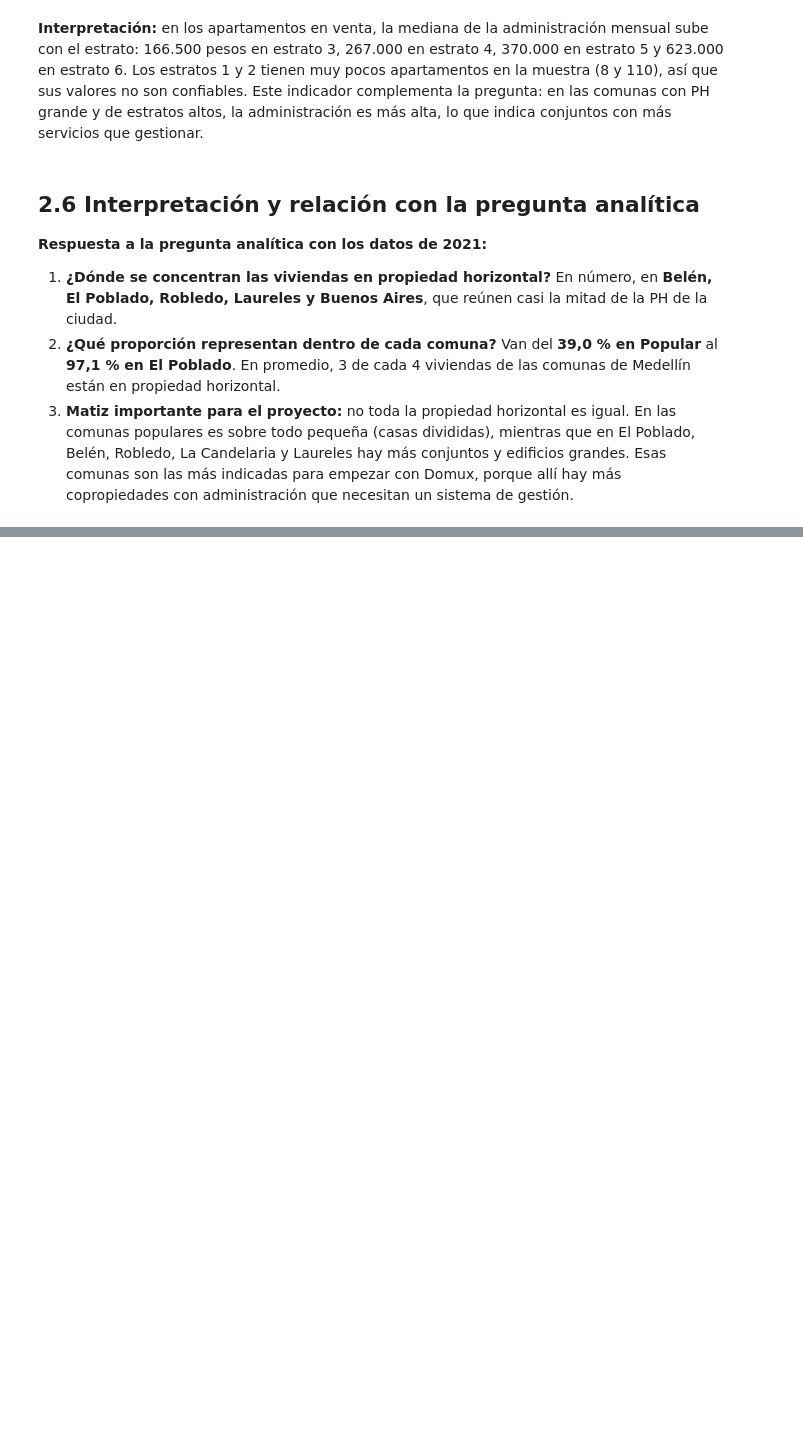
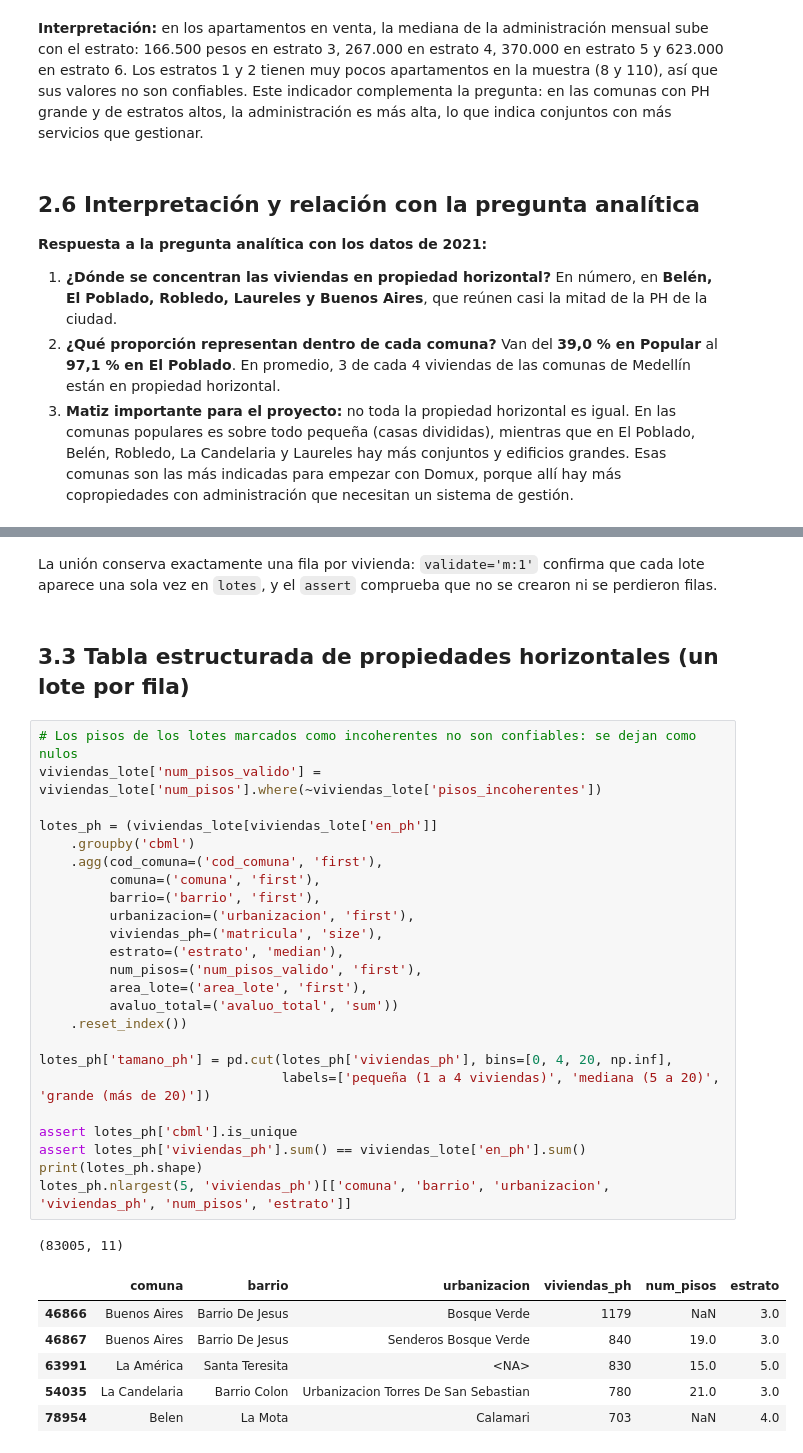
Before and after one commit to MAICOL-ESNEIDER/PROPIEDAD-HORIZONTAL, a Jupyter notebook: notebooks/data_preparation.ipynb, the cells around one changed output, grey strips where cells are left out. Cells and saved outputs as stored; diff of their text form; blank space fills up the shorter version.

```diff
--- a/notebooks/data_preparation.ipynb
+++ b/notebooks/data_preparation.ipynb
@@ -790,0 +841,36 @@ administracion_estrato
+# %% [markdown]
+La unión conserva exactamente una fila por vivienda: `validate='m:1'` confirma que cada lote aparece una sola vez en `lotes`, y el `assert` comprueba que no se crearon ni se perdieron filas.
+# %% [markdown]
+## 3.3 Tabla estructurada de propiedades horizontales (un lote por fila)
+# %%
+# Los pisos de los lotes marcados como incoherentes no son confiables: se dejan como nulos
+viviendas_lote['num_pisos_valido'] = viviendas_lote['num_pisos'].where(~viviendas_lote['pisos_incoherentes'])
+
+lotes_ph = (viviendas_lote[viviendas_lote['en_ph']]
+    .groupby('cbml')
+    .agg(cod_comuna=('cod_comuna', 'first'),
+         comuna=('comuna', 'first'),
+         barrio=('barrio', 'first'),
+         urbanizacion=('urbanizacion', 'first'),
+         viviendas_ph=('matricula', 'size'),
+         estrato=('estrato', 'median'),
+         num_pisos=('num_pisos_valido', 'first'),
+         area_lote=('area_lote', 'first'),
+         avaluo_total=('avaluo_total', 'sum'))
+    .reset_index())
+
+lotes_ph['tamano_ph'] = pd.cut(lotes_ph['viviendas_ph'], bins=[0, 4, 20, np.inf],
+                               labels=['pequeña (1 a 4 viviendas)', 'mediana (5 a 20)', 'grande (más de 20)'])
+
+assert lotes_ph['cbml'].is_unique
+assert lotes_ph['viviendas_ph'].sum() == viviendas_lote['en_ph'].sum()
+print(lotes_ph.shape)
+lotes_ph.nlargest(5, 'viviendas_ph')[['comuna', 'barrio', 'urbanizacion', 'viviendas_ph', 'num_pisos', 'estrato']]
+# %% [output]
+(83005, 11)
+|  | comuna | barrio | urbanizacion | viviendas_ph | num_pisos | estrato |
+| 46866 | Buenos Aires | Barrio De Jesus | Bosque Verde | 1179 | NaN | 3.0 |
+| 46867 | Buenos Aires | Barrio De Jesus | Senderos Bosque Verde | 840 | 19.0 | 3.0 |
+| 63991 | La América | Santa Teresita | <NA> | 830 | 15.0 | 5.0 |
+| 54035 | La Candelaria | Barrio Colon | Urbanizacion Torres De San Sebastian | 780 | 21.0 | 3.0 |
+| 78954 | Belen | La Mota | Calamari | 703 | NaN | 4.0 |
```
Also changed, not shown: parts of 19 cells of this notebook, 9 other files.
